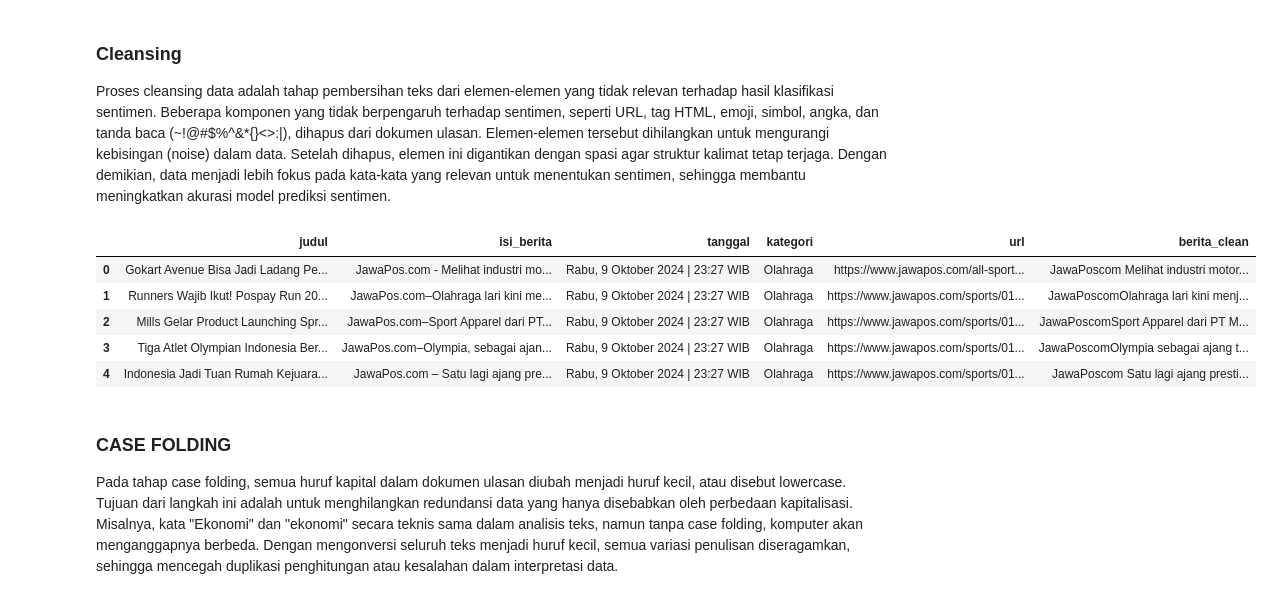
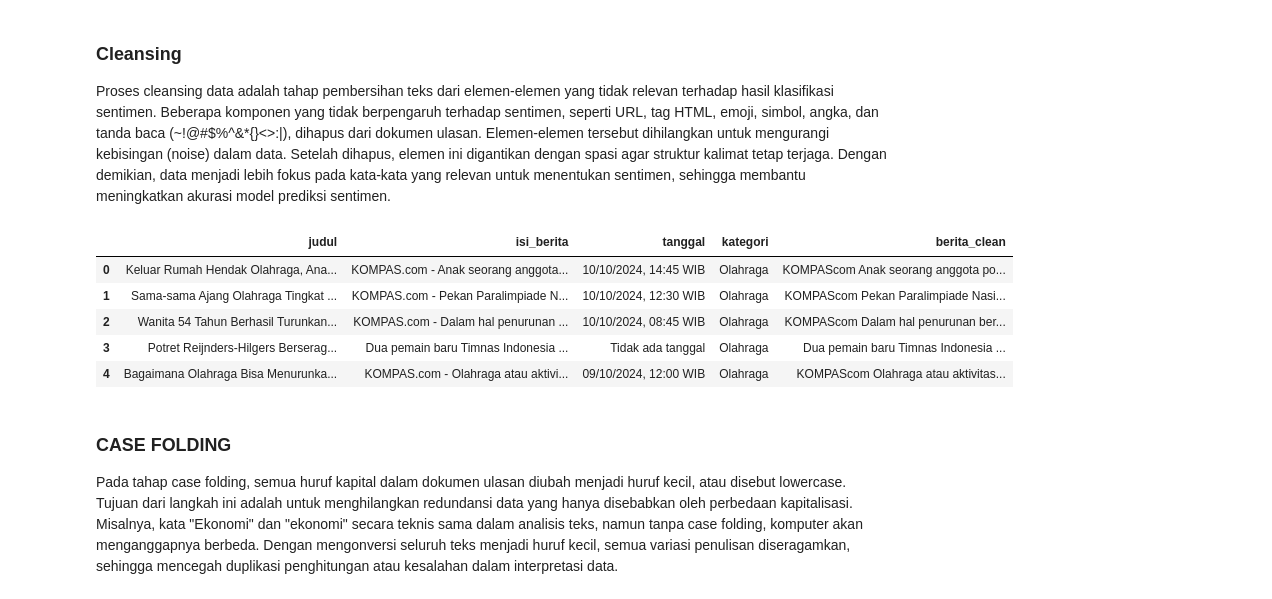
Before and after one commit to raflyfp/PPW-A, a Jupyter notebook: _sources/210411100063 Rafly Faldiansyah Putra Tugas 2 PPW.ipynb, the cells around one changed output. Drawn from its saved outputs; the diff is of its cells as text; code cells hidden in the pictures.

```diff
--- a/_sources/210411100063 Rafly Faldiansyah Putra Tugas 2 PPW.ipynb
+++ b/_sources/210411100063 Rafly Faldiansyah Putra Tugas 2 PPW.ipynb
@@ -160,7 +153,6 @@ df.head(1000)
 # %%
-import pandas as pd
 
-df = pd.read_csv("jawapos_articles.csv")
+df = pd.read_csv("kompas_articles.csv")
 
 df.head()
 # %% [output]
@@ -181,59 +173,66 @@ Proses cleansing data adalah tahap pembersihan teks dari elemen-elemen yang tida
 # %%
 import re
 import pandas as pd
 import nltk
 import string
 
 def remove_url(text):
-    #Fungsi untuk menghapus URL dari teks.
-    url = re.compile(r'https?://\S+|www\.\S+')
-    return url.sub(r'', text)
+    # Fungsi untuk menghapus URL dari teks.
+    if isinstance(text, str):  # Memastikan text adalah string
+        url = re.compile(r'https?://\S+|www\.\S+')
+        return url.sub(r'', text)
+    return text  # Kembali jika bukan string
 
 def remove_html(text):
-    #Fungsi untuk menghapus tag HTML dari teks.
-    html = re.compile(r'<.*?>')
-    return html.sub(r'', text)
+    # Fungsi untuk menghapus tag HTML dari teks.
+    if isinstance(text, str):  # Memastikan text adalah string
+        html = re.compile(r'<.*?>')
+        return html.sub(r'', text)
+    return text  # Kembali jika bukan string
 
 def remove_emoji(text):
-
-    #Fungsi untuk menghapus emoji dari teks.
-    emoji_pattern = re.compile("["
-        u"\U0001F600-\U0001F64F"  # emotikon wajah
-        u"\U0001F300-\U0001F5FF"  # simbol & gambar
-        u"\U0001F680-\U0001F6FF"  # transportasi & simbol
-        u"\U0001F1E0-\U0001F1FF"  # bendera negara
-        "]+", flags=re.UNICODE)
-    return emoji_pattern.sub(r'', text)
+    # Fungsi untuk menghapus emoji dari teks.
+    if isinstance(text, str):  # Memastikan text adalah string
+        emoji_pattern = re.compile("["
+            u"\U0001F600-\U0001F64F"  # emotikon wajah
+            u"\U0001F300-\U0001F5FF"  # simbol & gambar
+            u"\U0001F680-\U0001F6FF"  # transportasi & simbol
+            u"\U0001F1E0-\U0001F1FF"  # bendera negara
+            "]+", flags=re.UNICODE)
+        return emoji_pattern.sub(r'', text)
+    return text  # Kembali jika bukan string
 
 def remove_numbers(text):
-    #Fungsi untuk menghapus angka dari teks.
-    return re.sub(r'\d+', '', text)
+    # Fungsi untuk menghapus angka dari teks.
+    if isinstance(text, str):  # Memastikan text adalah string
+        return re.sub(r'\d+', '', text)
+    return text  # Kembali jika bukan string
 
 def remove_symbols(text):
-    #Fungsi untuk menghapus simbol dan karakter khusus dari teks.
-    return re.sub(r'[^a-zA-Z0-9\s]', '', text)
+    # Fungsi untuk menghapus simbol dan karakter khusus dari teks.
+    if isinstance(text, str):  # Memastikan text adalah string
+        return re.sub(r'[^a-zA-Z0-9\s]', '', text)
+    return text  # Kembali jika bukan string
 
 # Asumsikan df adalah DataFrame yang berisi data CNN (judul, berita, tanggal, kategori)
 # Contoh: df = pd.read_csv('berita-cnn.csv')
 
 # Terapkan fungsi cleansing untuk kolom 'berita'
 df['berita_clean'] = df['isi_berita'].apply(remove_url)
 df['berita_clean'] = df['berita_clean'].apply(remove_html)
 df['berita_clean'] = df['berita_clean'].apply(remove_emoji)
 df['berita_clean'] = df['berita_clean'].apply(remove_symbols)
 df['berita_clean'] = df['berita_clean'].apply(remove_numbers)
 
-
-
 # Tampilkan beberapa baris dari hasil yang sudah dibersihkan
 df.head(5)
 # %% [output]
-|  | judul | isi_berita | tanggal | kategori | url | berita_clean |
-| 0 | Gokart Avenue Bisa Jadi Ladang Pe... | JawaPos.com - Melihat industri mo... | Rabu, 9 Oktober 2024 | 23:27 WIB | Olahraga | https://www.jawapos.com/all-sport... | JawaPoscom Melihat industri motor... |
-| 1 | Runners Wajib Ikut! Pospay Run 20... | JawaPos.com–Olahraga lari kini me... | Rabu, 9 Oktober 2024 | 23:27 WIB | Olahraga | https://www.jawapos.com/sports/01... | JawaPoscomOlahraga lari kini menj... |
-| 2 | Mills Gelar Product Launching Spr... | JawaPos.com–Sport Apparel dari PT... | Rabu, 9 Oktober 2024 | 23:27 WIB | Olahraga | https://www.jawapos.com/sports/01... | JawaPoscomSport Apparel dari PT M... |
-| 3 | Tiga Atlet Olympian Indonesia Ber... | JawaPos.com–Olympia, sebagai ajan... | Rabu, 9 Oktober 2024 | 23:27 WIB | Olahraga | https://www.jawapos.com/sports/01... | JawaPoscomOlympia sebagai ajang t... |
-| 4 | Indonesia Jadi Tuan Rumah Kejuara... | JawaPos.com – Satu lagi ajang pre... | Rabu, 9 Oktober 2024 | 23:27 WIB | Olahraga | https://www.jawapos.com/sports/01... | JawaPoscom Satu lagi ajang presti... |
+|  | judul | isi_berita | tanggal | kategori | berita_clean |
+| 0 | Keluar Rumah Hendak Olahraga, Ana... | KOMPAS.com - Anak seorang anggota... | 10/10/2024, 14:45 WIB | Olahraga | KOMPAScom Anak seorang anggota po... |
+| 1 | Sama-sama Ajang Olahraga Tingkat ... | KOMPAS.com - Pekan Paralimpiade N... | 10/10/2024, 12:30 WIB | Olahraga | KOMPAScom Pekan Paralimpiade Nasi... |
+| 2 | Wanita 54 Tahun Berhasil Turunkan... | KOMPAS.com - Dalam hal penurunan ... | 10/10/2024, 08:45 WIB | Olahraga | KOMPAScom Dalam hal penurunan ber... |
+| 3 | Potret Reijnders-Hilgers Berserag... | Dua pemain baru Timnas Indonesia ... | Tidak ada tanggal | Olahraga | Dua pemain baru Timnas Indonesia ... |
+| 4 | Bagaimana Olahraga Bisa Menurunka... | KOMPAS.com - Olahraga atau aktivi... | 09/10/2024, 12:00 WIB | Olahraga | KOMPAScom Olahraga atau aktivitas... |
 # %% [markdown]
 ### CASE FOLDING
 
```
Also changed, not shown: parts of 15 cells of this notebook, 14 other files.
